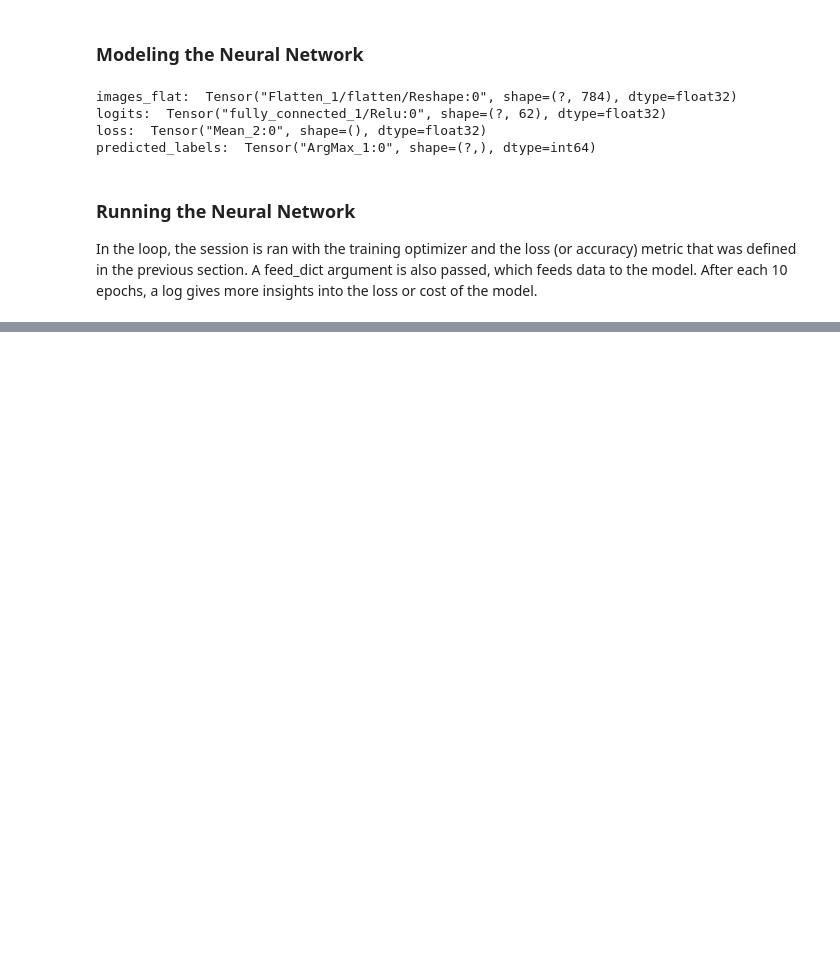
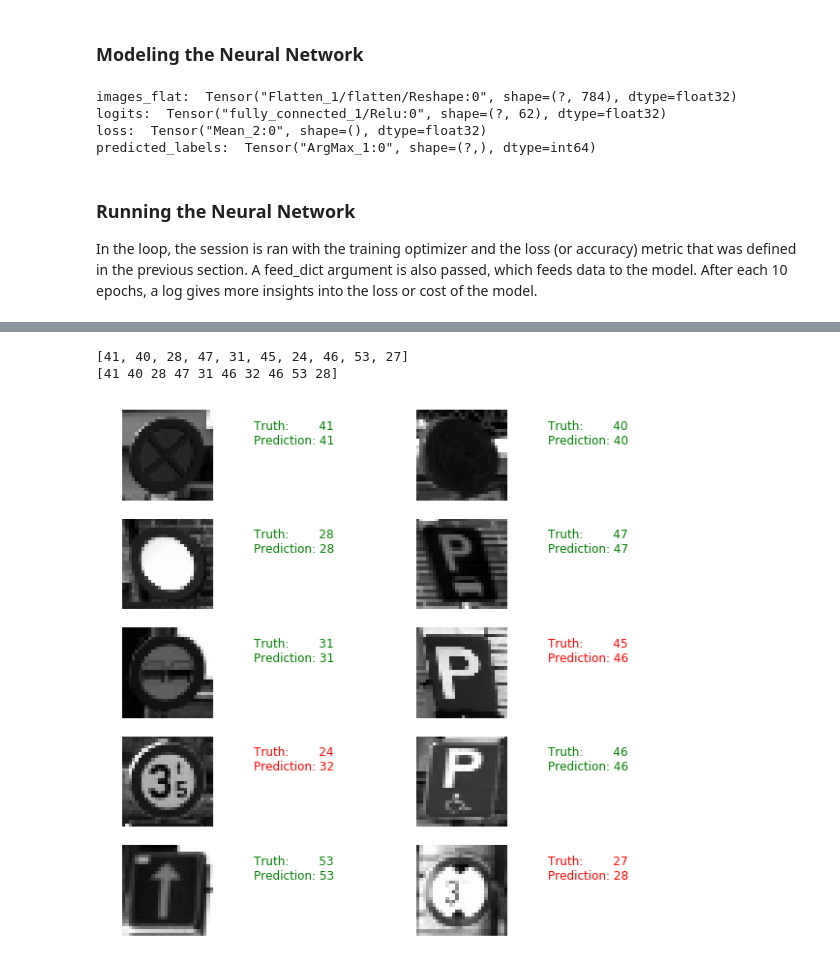
Before and after one commit to anaparravera/traffic-signs-analyzer, a Jupyter notebook: notebook-version.ipynb, the cells around one changed output, grey strips where cells are left out. Drawn from its saved outputs; the diff is of its cells as text; code cells hidden in the pictures; blank space fills up the shorter version.

```diff
--- a/notebook-version.ipynb
+++ b/notebook-version.ipynb
@@ -377,0 +381,14 @@ DONE WITH EPOCH
+# %%
+# Alternatively, you can also run the following lines of code instead of the code chunk above:
+tf.set_random_seed(1234)
+
+with tf.Session() as sess:
+# Using global_variables_initializer() because the initialize_all_variables() function is deprecated.
+    sess.run(tf.global_variables_initializer())
+    for i in range(201):
+        _, loss_value = sess.run([train_op, loss], feed_dict={x: images28, y: labels})
+        if i % 10 == 0:
+            print("Loss: ", loss)
+
+# Close the session
+sess.close()
@@ -377,0 +416,30 @@ DONE WITH EPOCH
+# %%
+# Pick 10 random images
+sample_indexes = random.sample(range(len(images28)), 10)
+sample_images = [images28[i] for i in sample_indexes]
+sample_labels = [labels[i] for i in sample_indexes]
+
+# Run the "correct_pred" operation
+predicted = sess.run([correct_pred], feed_dict={x: sample_images})[0]
+
+# Print the real and predicted labels
+print(sample_labels)
+print(predicted)
+
+# Display the predictions and the ground truth visually.
+fig = plt.figure(figsize=(10, 10))
+for i in range(len(sample_images)):
+    truth = sample_labels[i]
+    prediction = predicted[i]
+    plt.subplot(5, 2,1+i)
+    plt.axis('off')
+    color='green' if truth == prediction else 'red'
+    plt.text(40, 10, "Truth:        {0}\nPrediction: {1}".format(truth, prediction),
+             fontsize=12, color=color)
+    plt.imshow(sample_images[i],  cmap="gray")
+
+plt.show()
+# %% [output]
+[41, 40, 28, 47, 31, 45, 24, 46, 53, 27]
+[41 40 28 47 31 46 32 46 53 28]
+[figure, added]
```
Also changed, not shown: parts of 4 cells of this notebook.
